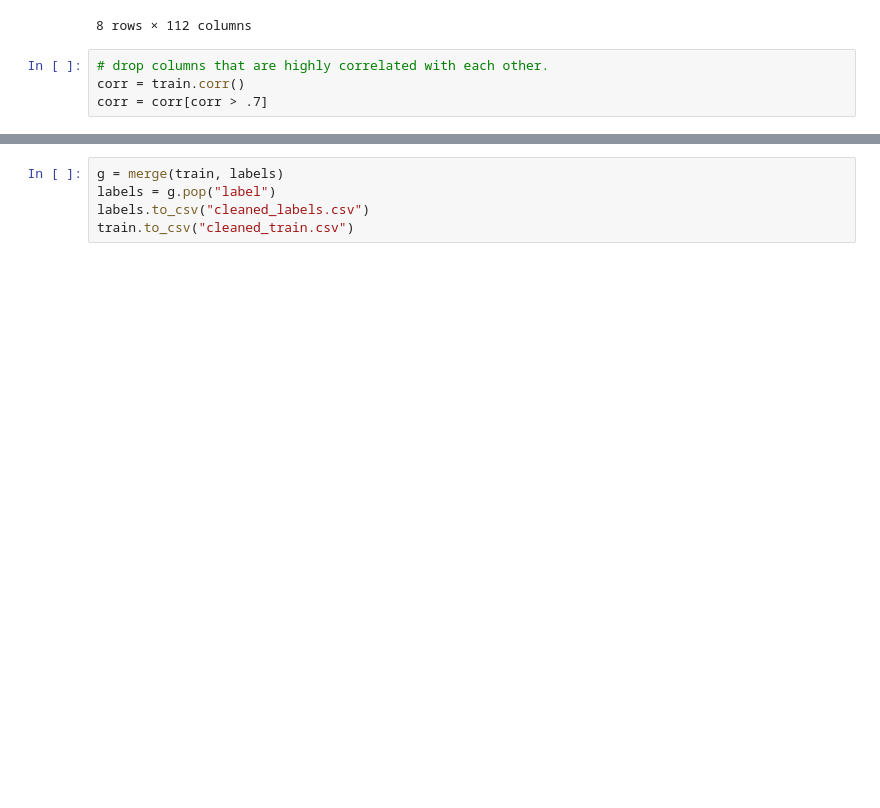
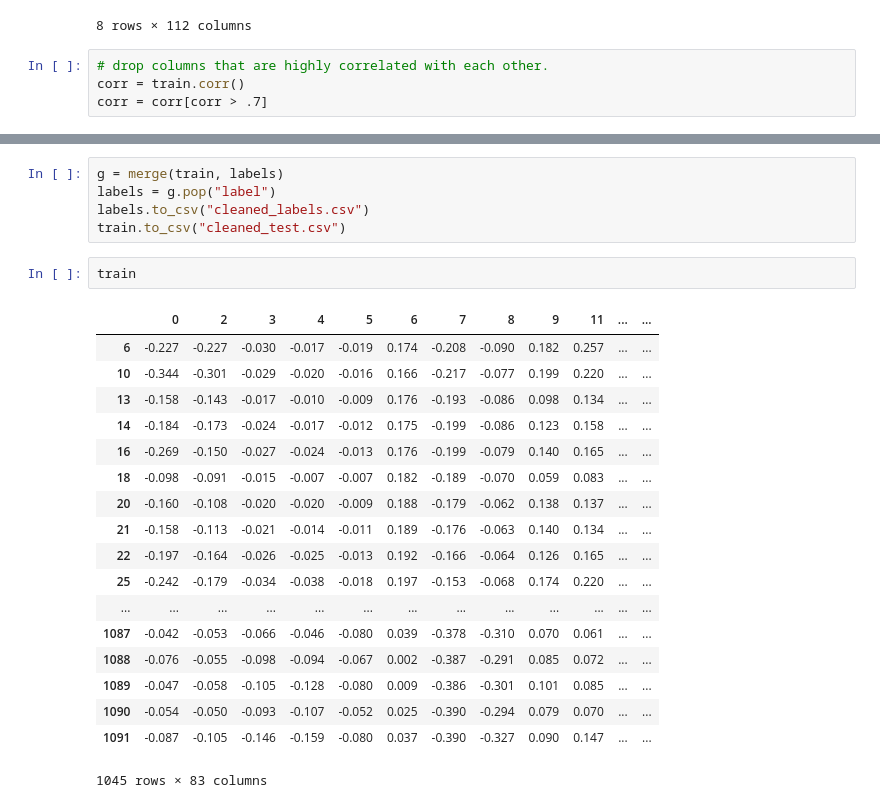
Before and after one commit to calebdre/Machine-Learning-Project, a Jupyter notebook: part1/1.4/explore4.ipynb, the cells around one changed output, grey strips where cells are left out. Drawn from its saved outputs; the diff is of its cells as text; blank space fills up the shorter version.

```diff
--- a/part1/1.4/explore4.ipynb
+++ b/part1/1.4/explore4.ipynb
@@ -167,4 +117,25 @@ train.describe()
 g = merge(train, labels)
 labels = g.pop("label")
 labels.to_csv("cleaned_labels.csv")
-train.to_csv("cleaned_train.csv")
+train.to_csv("cleaned_test.csv")
+# %%
+train
+# %% [output]
+|  | 0 | 2 | 3 | 4 | 5 | 6 | 7 | 8 | 9 | 11 | ... | ... |
+| 6 | -0.227 | -0.227 | -0.030 | -0.017 | -0.019 | 0.174 | -0.208 | -0.090 | 0.182 | 0.257 | ... | ... |
+| 10 | -0.344 | -0.301 | -0.029 | -0.020 | -0.016 | 0.166 | -0.217 | -0.077 | 0.199 | 0.220 | ... | ... |
+| 13 | -0.158 | -0.143 | -0.017 | -0.010 | -0.009 | 0.176 | -0.193 | -0.086 | 0.098 | 0.134 | ... | ... |
+| 14 | -0.184 | -0.173 | -0.024 | -0.017 | -0.012 | 0.175 | -0.199 | -0.086 | 0.123 | 0.158 | ... | ... |
+| 16 | -0.269 | -0.150 | -0.027 | -0.024 | -0.013 | 0.176 | -0.199 | -0.079 | 0.140 | 0.165 | ... | ... |
+| 18 | -0.098 | -0.091 | -0.015 | -0.007 | -0.007 | 0.182 | -0.189 | -0.070 | 0.059 | 0.083 | ... | ... |
+| 20 | -0.160 | -0.108 | -0.020 | -0.020 | -0.009 | 0.188 | -0.179 | -0.062 | 0.138 | 0.137 | ... | ... |
+| 21 | -0.158 | -0.113 | -0.021 | -0.014 | -0.011 | 0.189 | -0.176 | -0.063 | 0.140 | 0.134 | ... | ... |
+| 22 | -0.197 | -0.164 | -0.026 | -0.025 | -0.013 | 0.192 | -0.166 | -0.064 | 0.126 | 0.165 | ... | ... |
+| 25 | -0.242 | -0.179 | -0.034 | -0.038 | -0.018 | 0.197 | -0.153 | -0.068 | 0.174 | 0.220 | ... | ... |
+| ... | ... | ... | ... | ... | ... | ... | ... | ... | ... | ... | ... | ... |
+| 1087 | -0.042 | -0.053 | -0.066 | -0.046 | -0.080 | 0.039 | -0.378 | -0.310 | 0.070 | 0.061 | ... | ... |
+| 1088 | -0.076 | -0.055 | -0.098 | -0.094 | -0.067 | 0.002 | -0.387 | -0.291 | 0.085 | 0.072 | ... | ... |
+| 1089 | -0.047 | -0.058 | -0.105 | -0.128 | -0.080 | 0.009 | -0.386 | -0.301 | 0.101 | 0.085 | ... | ... |
+| 1090 | -0.054 | -0.050 | -0.093 | -0.107 | -0.052 | 0.025 | -0.390 | -0.294 | 0.079 | 0.070 | ... | ... |
+| 1091 | -0.087 | -0.105 | -0.146 | -0.159 | -0.080 | 0.037 | -0.390 | -0.327 | 0.090 | 0.147 | ... | ... |
+1045 rows × 83 columns
```
Also changed, not shown: parts of 10 cells of this notebook, 29 other files.
